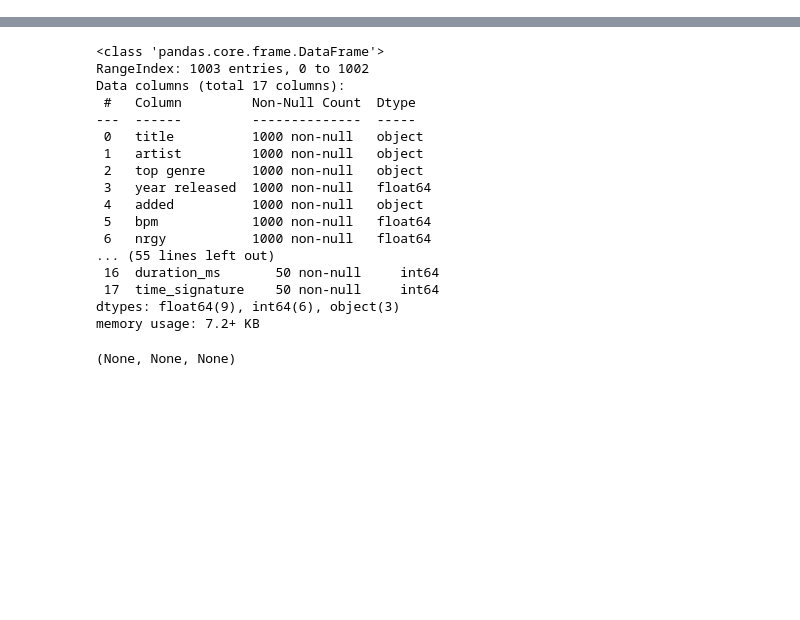
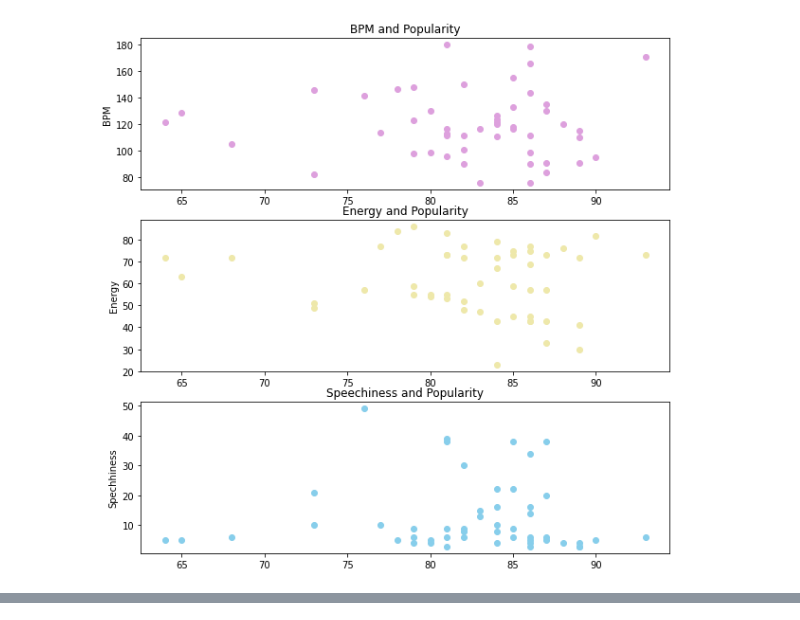
Before and after one commit to Coyote-Schmoyote/spotify-song-popularity-prediction, a Jupyter notebook: song-popularity-prediction.ipynb, the cells around one changed output, grey strips where cells are left out. Saved outputs shown, nothing was run; the diff lists cells and outputs as text; code cells hidden in the pictures; blank space fills up the shorter version.

```diff
--- a/song-popularity-prediction.ipynb
+++ b/song-popularity-prediction.ipynb
@@ -156,0 +281,24 @@ data_2020
+# %%
+# Visualization 2020
+
+fig, (ax0, ax1, ax2) = plt.subplots(nrows=3,
+                                    ncols=1,
+                                   figsize=(10,10))
+bpm = ax0.scatter(data_2020["pop"],
+                  data_2020["bpm"],
+                  c="plum");
+ax0.set(title="BPM and Popularity",
+       ylabel="BPM")
+nrgy = ax1.scatter(data_2020["pop"],
+                   data_2020["nrgy"],
+                  c="palegoldenrod");
+ax1.set(title="Energy and Popularity",
+       ylabel="Energy")
+
+spch = ax2.scatter(data_2020["pop"],
+                  data_2020["spch"],
+                  c="skyblue");
+ax2.set(title="Speechiness and Popularity",
+       ylabel="Spechhiness");
+# %% [output]
+[figure, added]
@@ -174,24 +324,3 @@ data_2021
 | 47 | 48 | Ariana Grande | 34+35 | 6Im9k8u9iIzKMrmV7BWtlF | 85 | 0.830 | 0.585 | 0 | -6.476 | ... |
 | 48 | 49 | Tate McRae | you broke me first | 45bE4HXI0AwGZXfZtMp8JR | 88 | 0.667 | 0.373 | 4 | -9.389 | ... |
 | 49 | 50 | Sebastian Yatra | Pareja Del Año | 2rCbl9naJYhaxjLsfx88uM | 86 | 0.715 | 0.622 | 4 | -5.102 | ... |
-# %%
-data_2010_2019.info(), data_2020.info(), data_2021.info()
-# %% [output]
-<class 'pandas.core.frame.DataFrame'>
-RangeIndex: 1003 entries, 0 to 1002
-Data columns (total 17 columns):
- #   Column         Non-Null Count  Dtype
----  ------         --------------  -----
- 0   title          1000 non-null   object
- 1   artist         1000 non-null   object
- 2   top genre      1000 non-null   object
- 3   year released  1000 non-null   float64
- 4   added          1000 non-null   object
- 5   bpm            1000 non-null   float64
- 6   nrgy           1000 non-null   float64
-... (55 lines left out)
- 16  duration_ms       50 non-null     int64
- 17  time_signature    50 non-null     int64
-dtypes: float64(9), int64(6), object(3)
-memory usage: 7.2+ KB
-(None, None, None)
```
Also changed, not shown: parts of 51 cells of this notebook.
